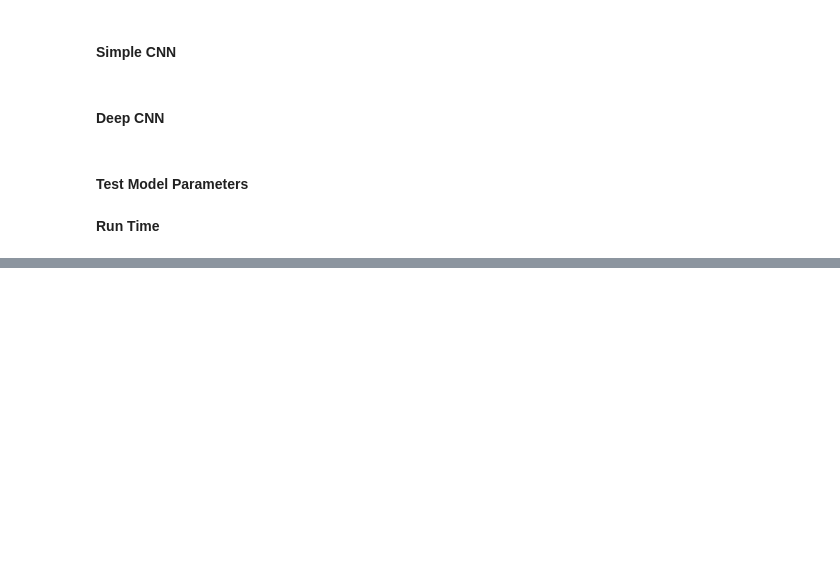
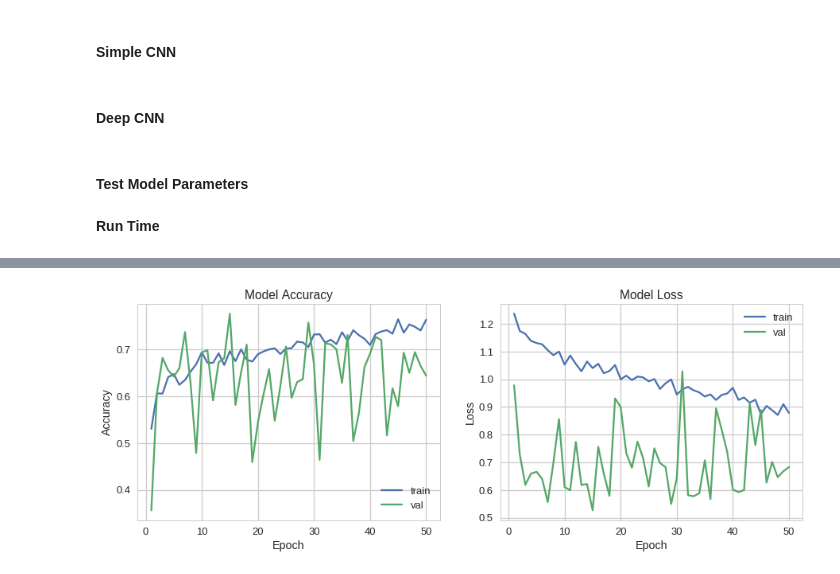
Before and after one commit to jasonicarter/goodscifi, a Jupyter notebook: development/notebooks/GoodSciFi_Model_Exploration.ipynb, the cells around one changed output, grey strips where cells are left out. Drawn from its saved outputs; the diff is of its cells as text; code cells hidden in the pictures; blank space fills up the shorter version.

```diff
--- a/development/notebooks/GoodSciFi_Model_Exploration.ipynb
+++ b/development/notebooks/GoodSciFi_Model_Exploration.ipynb
@@ -206,0 +410,4 @@ helper_keras.plot_model_history(history) #SGD: lr = 0.0.00001, swallow=True
+# %%
+helper_keras.plot_model_history(history) # cls_weight = {0:7, 1:1}
+# %% [output]
+[figure, added]
```
Also changed, not shown: parts of 38 cells of this notebook, 1 other file.
